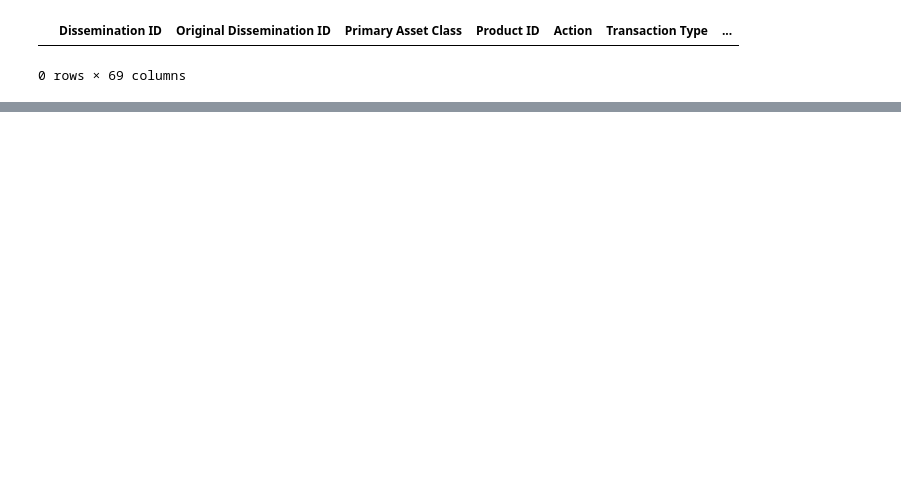
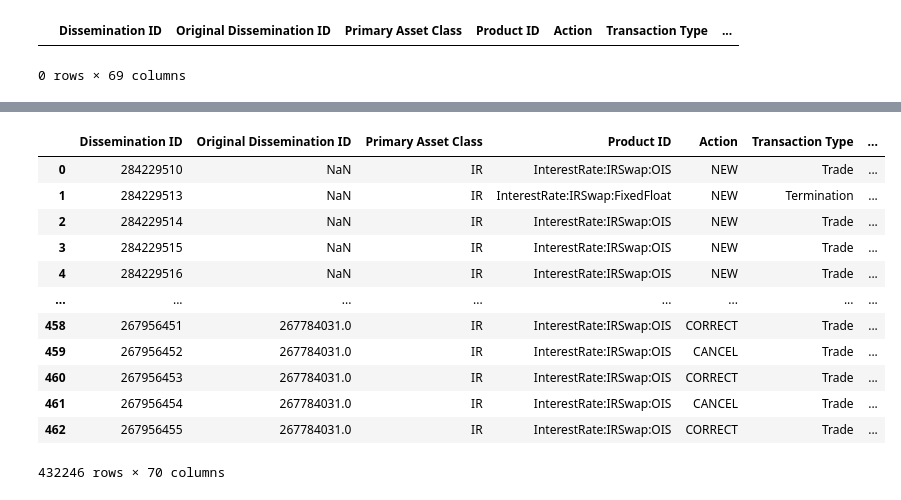
Before and after one commit to drastorguev/nqis_simple_app, a Jupyter notebook: Notebooks/EDA.ipynb, the cells around one changed output, grey strips where cells are left out. Cells and saved outputs as stored; diff of their text form; code cells hidden in the pictures; blank space fills up the shorter version.

```diff
--- a/Notebooks/EDA.ipynb
+++ b/Notebooks/EDA.ipynb
@@ -208,0 +228,24 @@ raw_df_master[raw_df_master['Dissemination ID'].duplicated()]
+# %%
+# removing strange timestamps
+raw_df_master = raw_df_master[~pd.to_datetime(raw_df_master['Event Timestamp'], errors='coerce').isna()]
+raw_df_master = raw_df_master[raw_df_master['Event Timestamp'] != '1970-01-01T00:00:00']
+#removing irrelevan fx data
+bad_currencies = [x for x in raw_df_master['Notional Currency 1'].unique() if x not in investpy.currency_crosses.get_available_currencies()]
+# %%
+raw_df_master = raw_df_master[~raw_df_master['Notional Currency 1'].isin(bad_currencies)]
+raw_df_master['exch_date'] = pd.to_datetime(raw_df_master['Event Timestamp']).dt.date
+raw_df_master
+# %% [output]
+|  | Dissemination ID | Original Dissemination ID | Primary Asset Class | Product ID | Action | Transaction Type | ... |
+| 0 | 284229510 | NaN | IR | InterestRate:IRSwap:OIS | NEW | Trade | ... |
+| 1 | 284229513 | NaN | IR | InterestRate:IRSwap:FixedFloat | NEW | Termination | ... |
+| 2 | 284229514 | NaN | IR | InterestRate:IRSwap:OIS | NEW | Trade | ... |
+| 3 | 284229515 | NaN | IR | InterestRate:IRSwap:OIS | NEW | Trade | ... |
+| 4 | 284229516 | NaN | IR | InterestRate:IRSwap:OIS | NEW | Trade | ... |
+| ... | ... | ... | ... | ... | ... | ... | ... |
+| 458 | 267956451 | 267784031.0 | IR | InterestRate:IRSwap:OIS | CORRECT | Trade | ... |
+| 459 | 267956452 | 267784031.0 | IR | InterestRate:IRSwap:OIS | CANCEL | Trade | ... |
+| 460 | 267956453 | 267784031.0 | IR | InterestRate:IRSwap:OIS | CORRECT | Trade | ... |
+| 461 | 267956454 | 267784031.0 | IR | InterestRate:IRSwap:OIS | CANCEL | Trade | ... |
+| 462 | 267956455 | 267784031.0 | IR | InterestRate:IRSwap:OIS | CORRECT | Trade | ... |
+432246 rows × 70 columns
```
Also changed, not shown: parts of 37 cells of this notebook.
